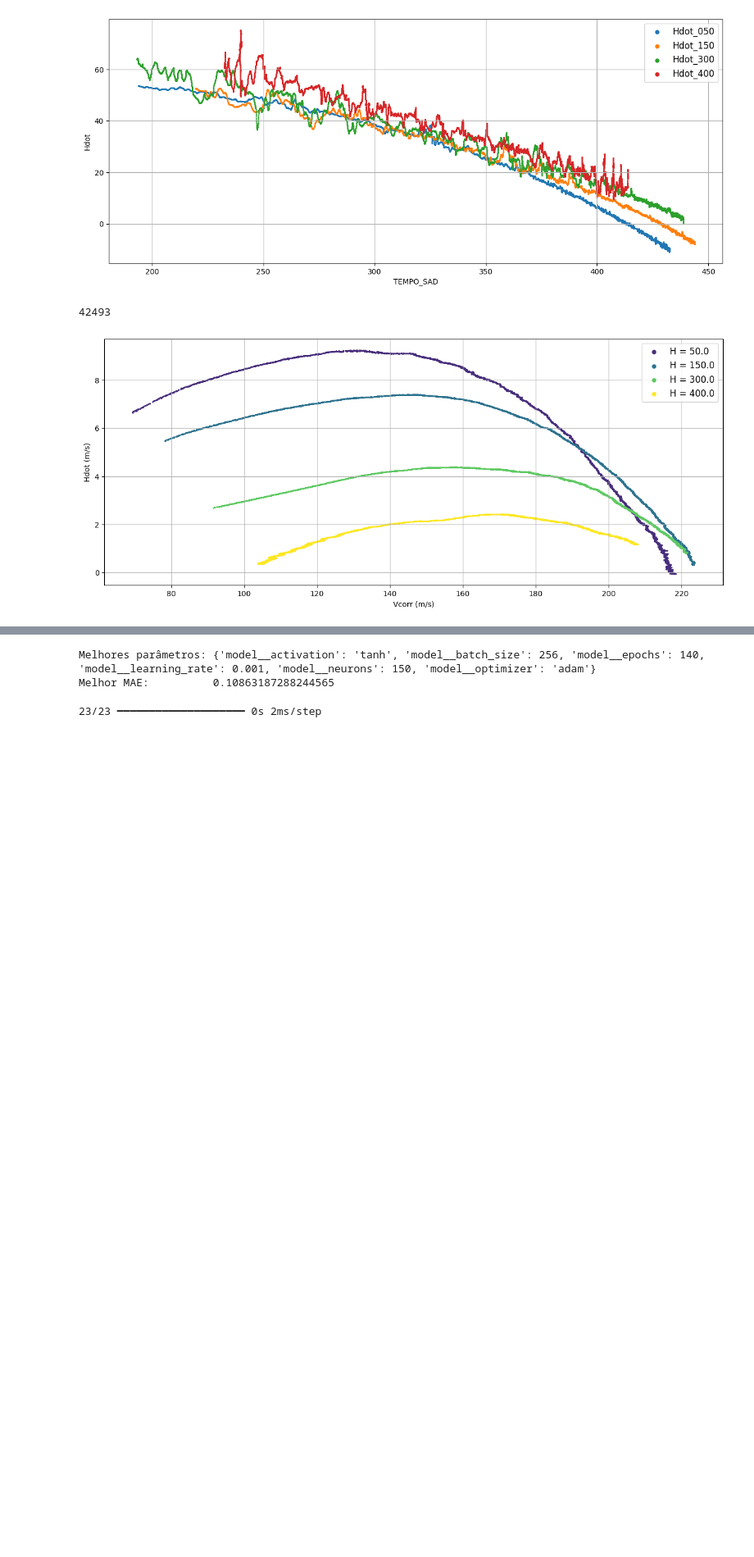
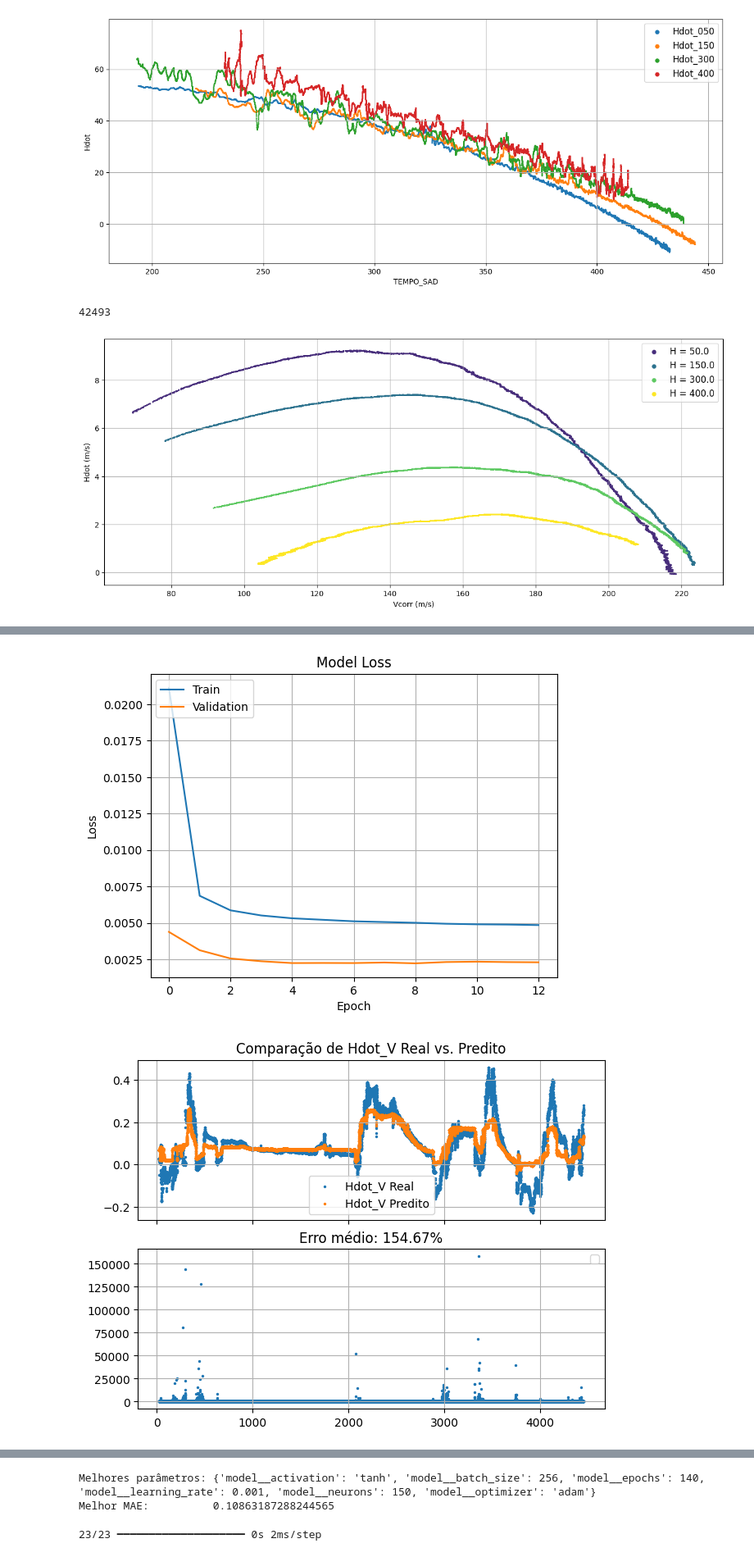
Before and after one commit to ymarcal/PMG, a Jupyter notebook: scriptPMG_refactored.ipynb, the cells around one changed output, grey strips where cells are left out. Shown at 82% size. Cells and saved outputs as stored; diff of their text form; code cells hidden in the pictures; blank space fills up the shorter version.

```diff
--- a/scriptPMG_refactored.ipynb
+++ b/scriptPMG_refactored.ipynb
@@ -505,14 +514,17 @@ def train_model(df, features1, features2, targets, model, hyperparameters):
         restore_best_weights=True
     )
 
+    print("Treinando modelo...")
     training_history = model.fit(
         [X1_train, X2_train], Y_train,
         epochs=hyperparameters['epochs'],
         batch_size=hyperparameters['batch_size'],
         callbacks=[callback],
         validation_data=([X1_val, X2_val], Y_val),
-        verbose=0
+        verbose=1
     )
+    joblib.dump(training_history, './trainHistoryDict.pkl')
+    model.save('./model.keras')
 
     return model, training_history
 # %%
@@ -571,8 +583,8 @@ def analyze (
         features2,
         targets,
         architecture={
-            'neurons': 128,
-            'camadas_ocultas': 4,
+            'neurons': 32,
+            'camadas_ocultas': 3,
             'activation': 'relu',
             'dropout': 0.5
         },
@@ -582,7 +594,22 @@ def analyze (
             'epochs': 60,
             'batch_size': 64,
             'patience': 4
-        }
+        },
+        # architecture={
+        #     'neurons': 5,
+        #     'camadas_ocultas': 1,
+        #     'activation': 'relu',
+        #     'dropout': 0
+        # },
+        # hyperparameters={
+        #     'optimizer': 'adam',
+        #     'learning_rate': 0.01,
+        #     'epochs': 2,
+        #     'batch_size': 64,
+        #     'patience': 2
+        # },
+        evaluated_set='test',
+        mode='train'
         ):
     df, scaler_x1, scaler_x2, scaler_y, model, training_history = pipeline(
         tipo_dados=tipo_dados,
@@ -590,14 +617,15 @@ def analyze (
         hyperparameters=hyperparameters,
         features1=features1,
         features2=features2,
-        targets=targets
+        targets=targets,
+        mode=mode
     )
 
     targets_names = targets[0]
     for i in range(1, len(targets)):
         targets_names += '_' + targets[i]
 
-    results = evaluate(model, df, features1, features2, targets, scaler_y)
+    results, df = evaluate(model, df, features1, features2, targets, scaler_y, evaluated_set)
 
     plt.plot(training_history.history['loss'])
     plt.plot(training_history.history['val_loss'])
@@ -621,13 +649,13 @@ def analyze (
 
     for i, item in enumerate(targets):
         axs[2*i].set_title(f'Comparação de {item} Real vs. Predito')
-        axs[2*i].scatter(df.loc[df['type'] == 'test']['TEMPO_SAD'], df.loc[df['type']=='test'][f'{item}'], dot_size, label=f'{item} Real')
-        axs[2*i].scatter(df.loc[df['type'] == 'test']['TEMPO_SAD'], df.loc[df['type']=='test'][f'{item}_pred'], dot_size, label=f'{item} Predito')
+        axs[2*i].scatter(df.loc[df['type'] == evaluated_set]['TEMPO_SAD'], df.loc[df['type']==evaluated_set][f'{item}'], dot_size, label=f'{item} Real')
+        axs[2*i].scatter(df.loc[df['type'] == evaluated_set]['TEMPO_SAD'], df.loc[df['type']==evaluated_set][f'{item}_pred'], dot_size, label=f'{item} Predito')
         axs[2*i].legend()
         axs[2*i].grid()
 
         axs[2*i+1].set_title(f'Erro médio: {results["avg_error"][i]:.2f}%')
-        axs[2*i+1].scatter(df.loc[df['type'] == 'test']['TEMPO_SAD'], results["rel_error"][:,i], dot_size)
+        axs[2*i+1].scatter(df.loc[df['type'] == evaluated_set]['TEMPO_SAD'], results["rel_error"][:,i], dot_size)
         axs[2*i+1].legend()
         axs[2*i+1].grid()
     plt.savefig(f'figures/{targets_names}_approach_results.png')
@@ -647,0 +665,9 @@ df, scaler_x1, scaler_x2, scaler_y, model, training_history, results = analyze(
+# %%
+df, scaler_x1, scaler_x2, scaler_y, model, training_history, results = analyze(
+    tipo_dados='completo',
+    features1=['Mach', 'N1_over_sqrt_theta', 'W'],
+    features2=['Mach', 'NZ_W_dlt', 'W'],
+    targets=['Hdot_V'],
+    mode='read'
+)
+# %% [output]
@@ -647,0 +676,2 @@ df, scaler_x1, scaler_x2, scaler_y, model, training_history, results = analyze(
+[figure, added]
+[figure, added]
```
Also changed, not shown: parts of 23 cells of this notebook.
